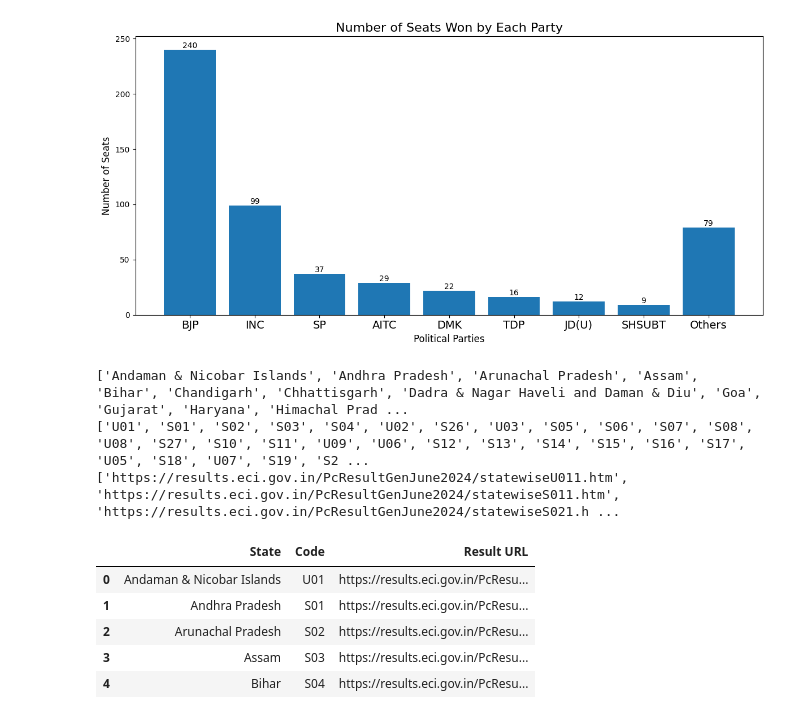
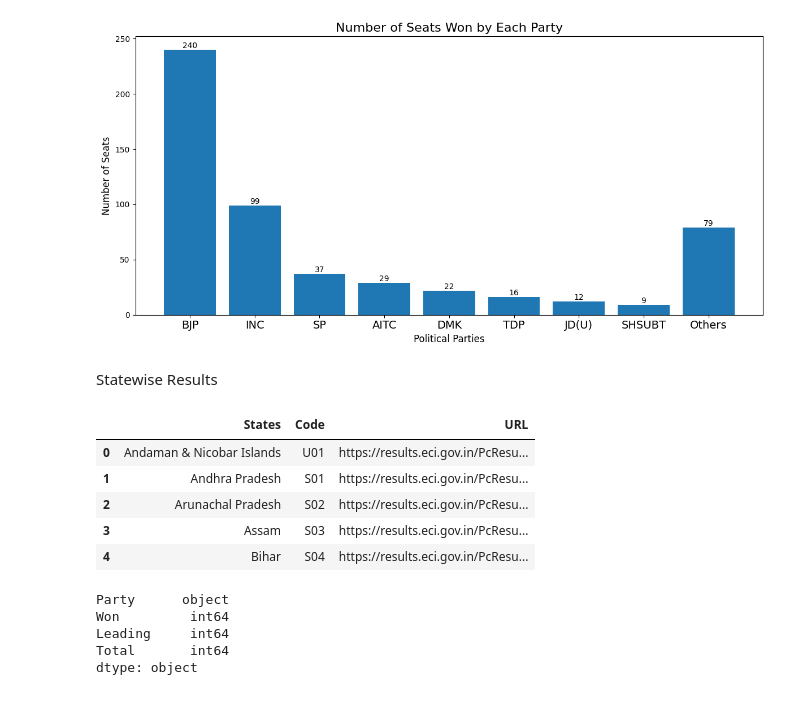
Before and after one commit to Vid2714/2024-Indian-G-Elections-Scraper, a Jupyter notebook: general-results.ipynb, the cells around one changed output. Saved outputs shown, nothing was run; the diff lists cells and outputs as text; code cells hidden in the pictures.

```diff
--- a/general-results.ipynb
+++ b/general-results.ipynb
@@ -168,39 +168,39 @@ plt.tight_layout()
 plt.show()
 # %% [output]
 [figure]
+# %% [markdown]
+Statewise Results
 # %%
-options = soup.find("div",class_="flter-btns").find_all("option")
-options
+state_wise_url = "https://results.eci.gov.in/PcResultGenJune2024/partywiseresult-"
 
-states=[]
-values=[]
-state_url=[]
+all_state_soup = soup.find("div",class_="flter-btns").find_all("option")[1:]
+state_code=[]
+states = []
+states_urls=[]
+for option in all_state_soup:
+    states.append(option.text.strip())
+    state_code.append(option['value'])
+    states_urls.append(state_wise_url+option['value']+".htm")
+'''print(states)
+print(state_code)
+print(states_urls)'''
 
-url_state="https://results.eci.gov.in/PcResultGenJune2024/statewise"
-for option in options[1:]:
-    states.append(option.text.strip())
-    values.append(option.get('value').strip())
-    state_url.append(url_state+option.get('value').strip()+"1.htm")
+all_states = pd.DataFrame(list(zip(states,state_code,states_urls)),columns=['States','Code','URL'])
 
-print(states)
-print(values)
-print(state_url)
+all_states.head()
 # %% [output]
-['Andaman & Nicobar Islands', 'Andhra Pradesh', 'Arunachal Pradesh', 'Assam', 'Bihar', 'Chandigarh', 'Chhattisgarh', 'Dadra & Nagar Haveli and Daman & Diu', 'Goa', 'Gujarat', 'Haryana', 'Himachal Prad ...
-['U01', 'S01', 'S02', 'S03', 'S04', 'U02', 'S26', 'U03', 'S05', 'S06', 'S07', 'S08', 'U08', 'S27', 'S10', 'S11', 'U09', 'U06', 'S12', 'S13', 'S14', 'S15', 'S16', 'S17', 'U05', 'S18', 'U07', 'S19', 'S2 ...
-['https://results.eci.gov.in/PcResultGenJune2024/statewiseU011.htm', 'https://results.eci.gov.in/PcResultGenJune2024/statewiseS011.htm', 'https://results.eci.gov.in/PcResultGenJune2024/statewiseS021.h ...
+|  | States | Code | URL |
+| 0 | Andaman & Nicobar Islands | U01 | https://results.eci.gov.in/PcResu... |
+| 1 | Andhra Pradesh | S01 | https://results.eci.gov.in/PcResu... |
+| 2 | Arunachal Pradesh | S02 | https://results.eci.gov.in/PcResu... |
+| 3 | Assam | S03 | https://results.eci.gov.in/PcResu... |
+| 4 | Bihar | S04 | https://results.eci.gov.in/PcResu... |
-# %%
-statewise_results = pd.DataFrame({
-    'State': states,
-    'Code' : values,
-    'Result URL' : state_url
-})
-
-statewise_results.head()
-# %% [output]
-|  | State | Code | Result URL |
-| 0 | Andaman & Nicobar Islands | U01 | https://results.eci.gov.in/PcResu... |
-| 1 | Andhra Pradesh | S01 | https://results.eci.gov.in/PcResu... |
-| 2 | Arunachal Pradesh | S02 | https://results.eci.gov.in/PcResu... |
-| 3 | Assam | S03 | https://results.eci.gov.in/PcResu... |
-| 4 | Bihar | S04 | https://results.eci.gov.in/PcResu... |
+# %%
+andhra = pd.read_html(all_states['URL'].iloc[1])[0]
+print(andhra.dtypes)
+# %% [output]
+Party      object
+Won         int64
+Leading     int64
+Total       int64
+dtype: object
```
Also changed, not shown: parts of 8 cells of this notebook, 9 other files.
